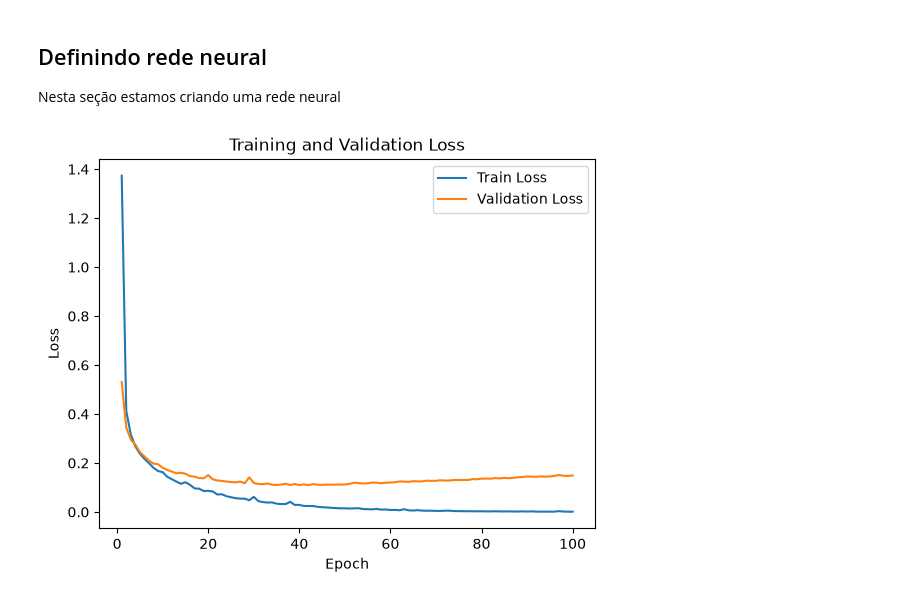
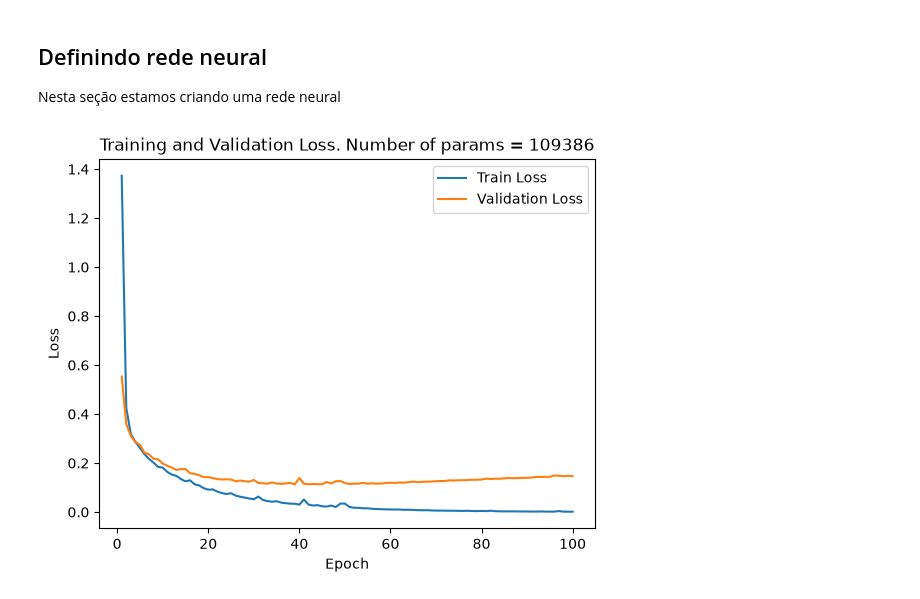
Before and after one commit to rafarillo/MAC5921, a Jupyter notebook: tarefa1.ipynb, the cells around one changed output. Cells and saved outputs as stored; diff of their text form; code cells hidden in the pictures.

```diff
--- a/tarefa1.ipynb
+++ b/tarefa1.ipynb
@@ -116,3 +116,13 @@ def GradientDescent(train_loader, val_loader, model, criteria, optimizer, epochs
 			val_history.append(epoch_val_loss)
 
 	return train_history, val_history
+# %%
+def PlotLoss(history, val_history, model):
+	plt.plot(range(1, len(history) + 1), history, label="Train Loss")
+	plt.plot(range(1, len(val_history) + 1), val_history, label="Validation Loss")
+	trainable_params = sum(p.numel() for p in model.parameters() if p.requires_grad)
+	plt.xlabel("Epoch")
+	plt.ylabel("Loss")
+	plt.title(f"Training and Validation Loss. Number of params = {trainable_params}")
+	plt.legend()
+	plt.show()
@@ -124,9 +181,9 @@ class NeuralNetwork(nn.Module):
 	def __init__(self, inputSize, classes_size) -> None:
 		super(NeuralNetwork, self).__init__()
 		self.network = nn.Sequential(
-			nn.Linear(inputSize, 128),
+			nn.Linear(inputSize, 256),
 			nn.ReLU(), # Activation
-			nn.Linear(128, 64),
+			nn.Linear(256, 64),
 			nn.ReLU(), # Activation
 			nn.Linear(64, classes_size),
 			# CrossEntropyLoss already applies log_softmax internally, so no Softmax here
@@ -144,12 +227,6 @@ optimizer = optim.Adam(model.parameters(), lr=learning_rate)
 # %%
 history, val_history = GradientDescent(train_loader, val_loader, model, criteria, optimizer, epochs=100)
 # %%
-plt.plot(range(1, len(history) + 1), history, label="Train Loss")
-plt.plot(range(1, len(val_history) + 1), val_history, label="Validation Loss")
-plt.xlabel("Epoch")
-plt.ylabel("Loss")
-plt.title("Training and Validation Loss")
-plt.legend()
-plt.show()
+PlotLoss(history, val_history, model)
 # %% [output]
-[figure, old version]
+[figure, new version]
```
Also changed, not shown: parts of 10 cells of this notebook, 1 other file.
